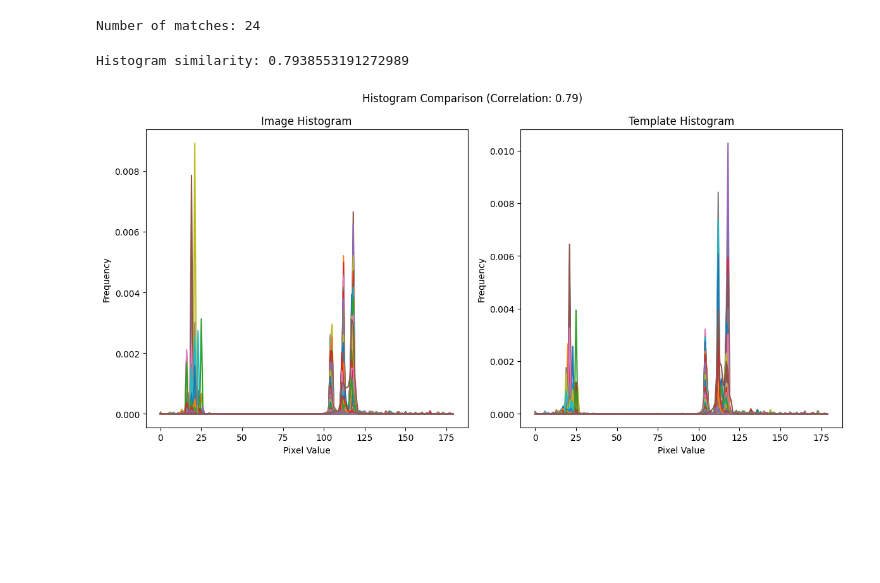
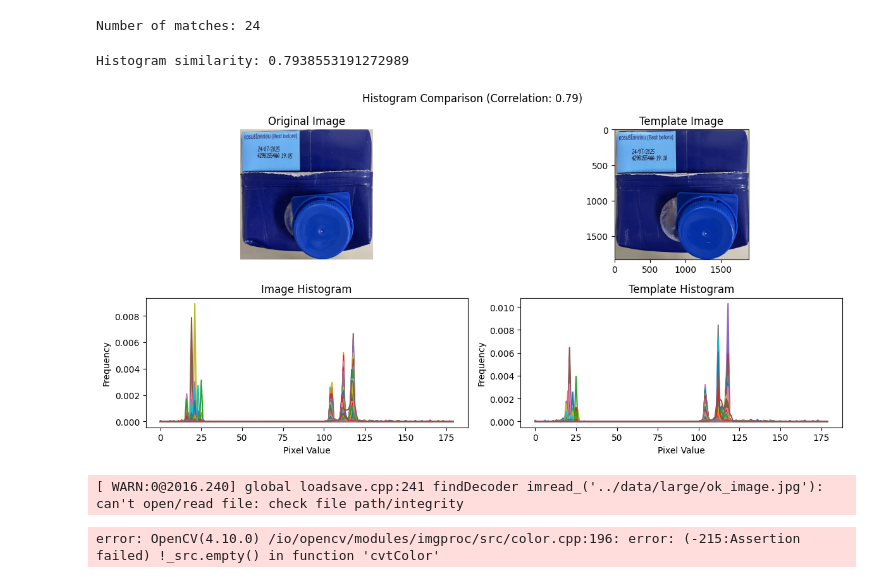
Before and after one commit to swift-dynamics/F-N-defect-detection, a Jupyter notebook: notebook/sift.ipynb, the cells around one changed output. Saved outputs shown, nothing was run; the diff lists cells and outputs as text; code cells hidden in the pictures; blank space fills up the shorter version.

```diff
--- a/notebook/sift.ipynb
+++ b/notebook/sift.ipynb
@@ -87,33 +87,104 @@ hsv_template[:, :, 2] = cv2.equalizeHist(hsv_template[:, :, 2])
 image_eq = cv2.cvtColor(hsv_image, cv2.COLOR_HSV2BGR)
 template_eq = cv2.cvtColor(hsv_template, cv2.COLOR_HSV2BGR)
 
 # Calculate histograms in the HSV color space
 hist_image = cv2.calcHist([hsv_image], [0, 1], None, [180, 256], [0, 180, 0, 256])
 hist_template = cv2.calcHist([hsv_template], [0, 1], None, [180, 256], [0, 180, 0, 256])
 
 # Normalize histograms
 hist_image /= hist_image.sum()
 hist_template /= hist_template.sum()
 
 # Compare histograms using correlation
 similarity = cv2.compareHist(hist_image, hist_template, cv2.HISTCMP_CORREL)
 print(f"Histogram similarity: {similarity}")
 
 # Visualize the histograms
 plt.figure(figsize=(12, 6))
-plt.subplot(1, 2, 1)
+plt.subplot(2, 2, 1)
+plt.imshow(image[:, :, ::-1])
+plt.title("Original Image")
+plt.axis("off")
+
+plt.subplot(2, 2, 2)
+plt.imshow(template[:, :, ::-1])
+plt.title("Template Image")
+
+plt.subplot(2, 2, 3)
 plt.plot(hist_image)
 plt.title("Image Histogram")
 plt.xlabel("Pixel Value")
 plt.ylabel("Frequency")
-plt.subplot(1, 2, 2)
+
+plt.subplot(2, 2, 4)
 plt.plot(hist_template)
 plt.title("Template Histogram")
 plt.xlabel("Pixel Value")
 plt.ylabel("Frequency")
 plt.suptitle(f"Histogram Comparison (Correlation: {similarity:.2f})")
 plt.tight_layout()
 plt.show()
 # %% [output]
 Histogram similarity: 0.7938553191272989
-[figure, old version]
+[figure, new version]
+# %%
+import cv2
+import numpy as np
+import matplotlib.pyplot as plt
+
+# Load the image and the template
+image = cv2.imread("../data/large/ok_image.png")
+template = cv2.imread('../data/large/defected_model.jpg')
+
+# Convert images to HSV color space
+hsv_image = cv2.cvtColor(image, cv2.COLOR_BGR2HSV)
+hsv_template = cv2.cvtColor(template, cv2.COLOR_BGR2HSV)
+
+# Apply histogram equalization to the Value (V) channel
+hsv_image[:, :, 2] = cv2.equalizeHist(hsv_image[:, :, 2])
+hsv_template[:, :, 2] = cv2.equalizeHist(hsv_template[:, :, 2])
+
+# Convert back to BGR color space after histogram equalization
+image_eq = cv2.cvtColor(hsv_image, cv2.COLOR_HSV2BGR)
+template_eq = cv2.cvtColor(hsv_template, cv2.COLOR_HSV2BGR)
+
+# Calculate histograms in the HSV color space
+hist_image = cv2.calcHist([hsv_image], [0, 1], None, [180, 256], [0, 180, 0, 256])
+hist_template = cv2.calcHist([hsv_template], [0, 1], None, [180, 256], [0, 180, 0, 256])
+
+# Normalize histograms
+hist_image /= hist_image.sum()
+hist_template /= hist_template.sum()
+
+# Compare histograms using correlation
+similarity = cv2.compareHist(hist_image, hist_template, cv2.HISTCMP_CORREL)
+print(f"Histogram similarity: {similarity}")
+
+# Visualize the histograms
+plt.figure(figsize=(12, 6))
+plt.subplot(2, 2, 1)
+plt.imshow(image[:, :, ::-1])
+plt.title("Original Image")
+plt.axis("off")
+
+plt.subplot(2, 2, 2)
+plt.imshow(template[:, :, ::-1])
+plt.title("Template Image")
+
+plt.subplot(2, 2, 3)
+plt.plot(hist_image)
+plt.title("Image Histogram")
+plt.xlabel("Pixel Value")
+plt.ylabel("Frequency")
+
+plt.subplot(2, 2, 4)
+plt.plot(hist_template)
+plt.title("Template Histogram")
+plt.xlabel("Pixel Value")
+plt.ylabel("Frequency")
+plt.suptitle(f"Histogram Comparison (Correlation: {similarity:.2f})")
+plt.tight_layout()
+plt.show()
+# %% [output]
+[ WARN:0@2016.240] global loadsave.cpp:241 findDecoder imread_('../data/large/ok_image.jpg'): can't open/read file: check file path/integrity
+error: OpenCV(4.10.0) /io/opencv/modules/imgproc/src/color.cpp:196: error: (-215:Assertion failed) !_src.empty() in function 'cvtColor'
```
